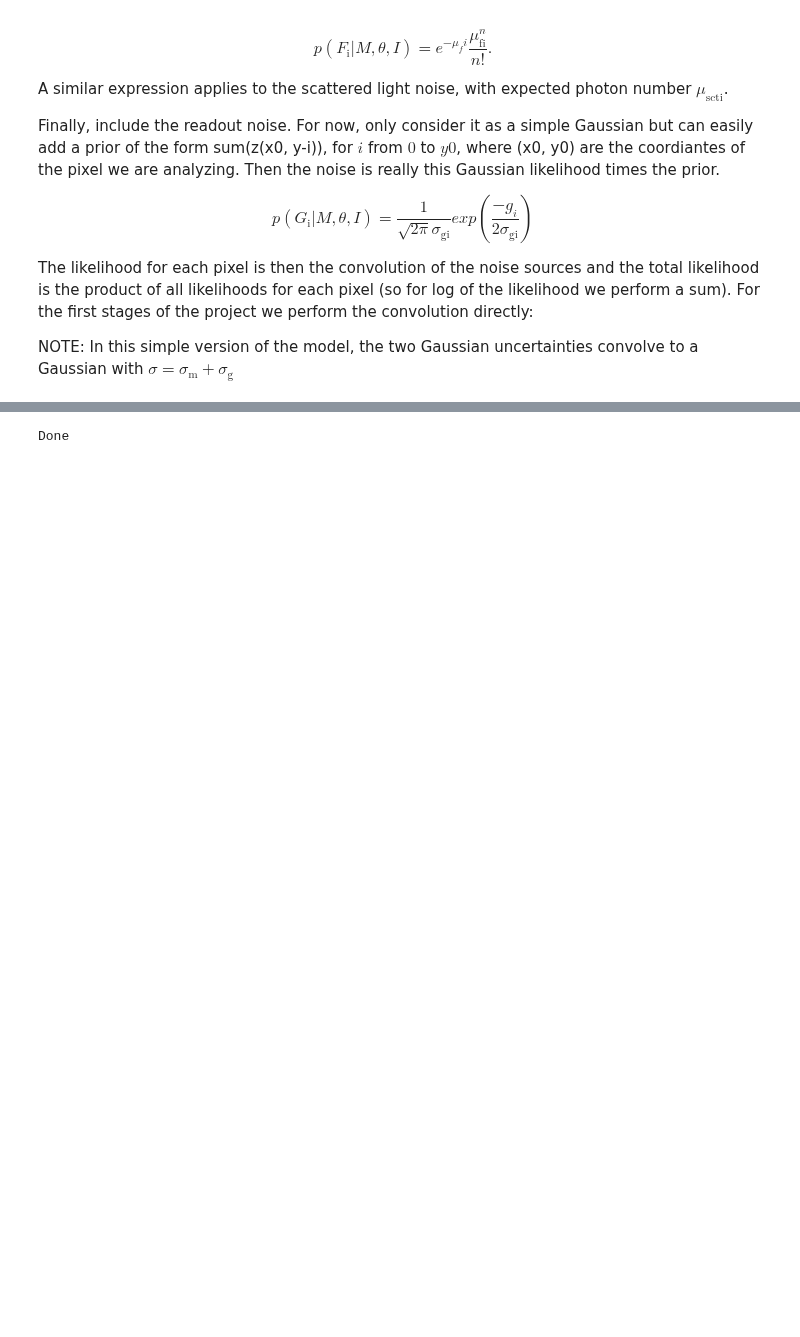
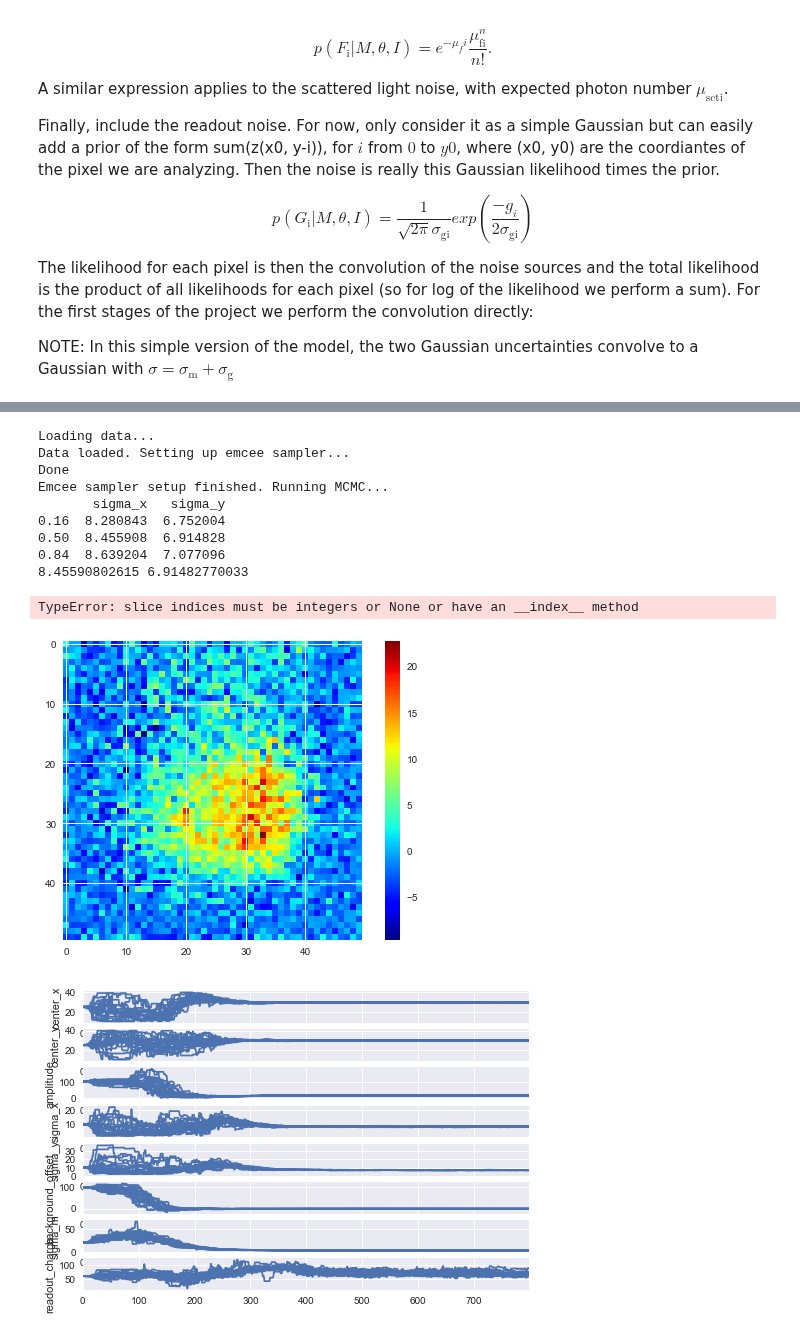
Before and after one commit to phys201/params_MOT, a Jupyter notebook: model_MOT.ipynb, the cells around one changed output, grey strips where cells are left out. Drawn from its saved outputs; the diff is of its cells as text; code cells hidden in the pictures; blank space fills up the shorter version.

```diff
--- a/model_MOT.ipynb
+++ b/model_MOT.ipynb
@@ -132,5 +86,18 @@ The first 5 parameters give the 2D Gaussian for the MOT. background_offset is se
 # %%
+mc_params=(200,800)
 initial_guess = [25, 25, 100, 10, 10, 100, 20, 60] # from HBL figure 1 and randomly guessing
-emcce_sample = pm.sampler(data, 8, 200, 800,image_size,initial_guess)
+
+find_params_MOT('RealMOTImageForTest.csv',50,mc_params,initial_guess)
 # %% [output]
+Loading data...
+Data loaded. Setting up emcee sampler...
 Done
+Emcee sampler setup finished. Running MCMC...
+       sigma_x   sigma_y
+0.16  8.280843  6.752004
+0.50  8.455908  6.914828
+0.84  8.639204  7.077096
+8.45590802615 6.91482770033
+TypeError: slice indices must be integers or None or have an __index__ method
+[figure, added]
+[figure, added]
```
Also changed, not shown: parts of 19 cells of this notebook, 3 other files.
